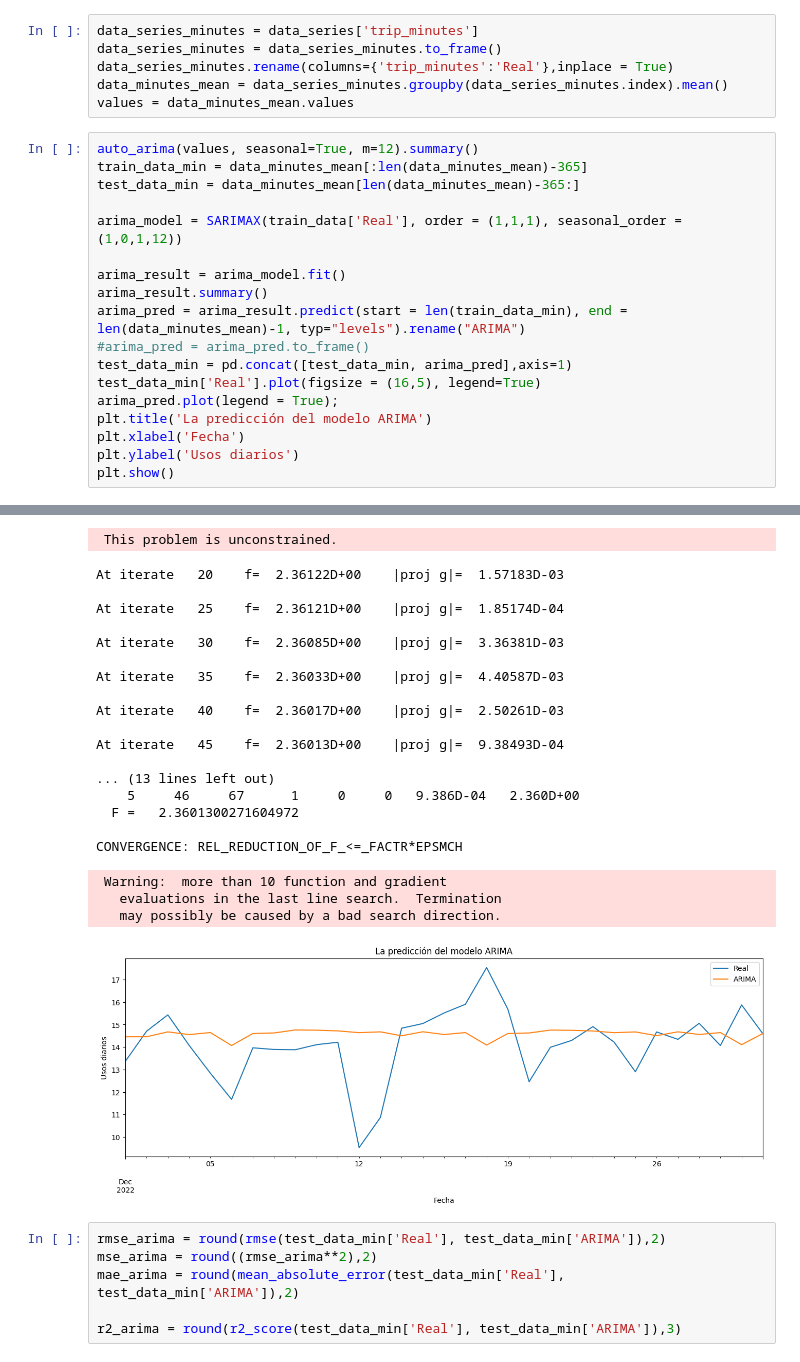
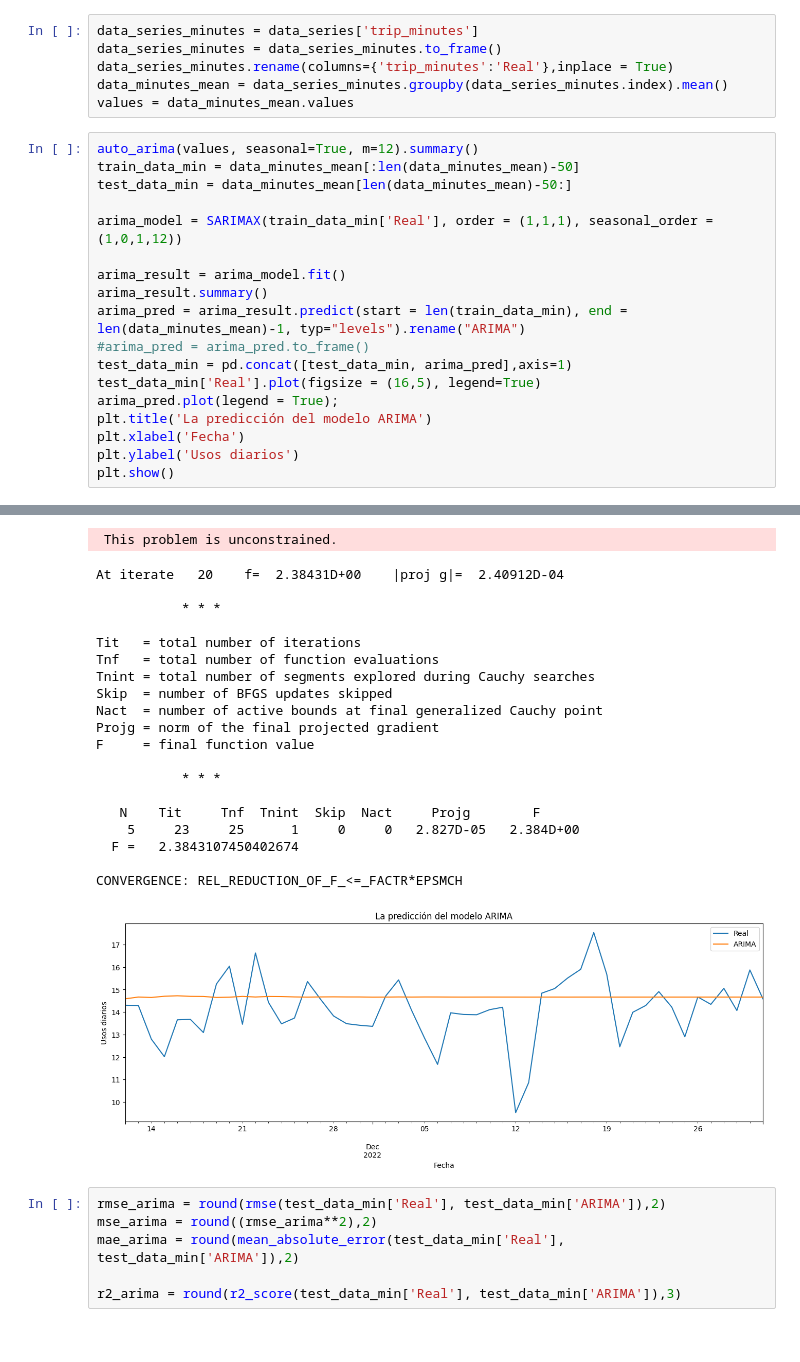
Before and after one commit to Proyect-Final-4Geeks-RJ/BiciMad_4geeks_ML, a Jupyter notebook: src/models_2.ipynb, the cells around one changed output, grey strips where cells are left out. Saved outputs shown, nothing was run; the diff lists cells and outputs as text.

Commit message:
Arima and LSTM finish codigo

```diff
--- a/src/models_2.ipynb
+++ b/src/models_2.ipynb
@@ -145,10 +115,10 @@ data_minutes_mean = data_series_minutes.groupby(data_series_minutes.index).mean(
 values = data_minutes_mean.values
 # %%
 auto_arima(values, seasonal=True, m=12).summary()
-train_data_min = data_minutes_mean[:len(data_minutes_mean)-365]
-test_data_min = data_minutes_mean[len(data_minutes_mean)-365:]
+train_data_min = data_minutes_mean[:len(data_minutes_mean)-50]
+test_data_min = data_minutes_mean[len(data_minutes_mean)-50:]
 
-arima_model = SARIMAX(train_data['Real'], order = (1,1,1), seasonal_order = (1,0,1,12))
+arima_model = SARIMAX(train_data_min['Real'], order = (1,1,1), seasonal_order = (1,0,1,12))
 
 arima_result = arima_model.fit()
 arima_result.summary()
@@ -181,25 +151,24 @@ At iterate   15    f=  2.36149D+00    |proj g|=  3.43381D-03
  This problem is unconstrained.
-At iterate   20    f=  2.36122D+00    |proj g|=  1.57183D-03
+At iterate   20    f=  2.38431D+00    |proj g|=  2.40912D-04
 
-At iterate   25    f=  2.36121D+00    |proj g|=  1.85174D-04
+           * * *
 
-At iterate   30    f=  2.36085D+00    |proj g|=  3.36381D-03
+Tit   = total number of iterations
+Tnf   = total number of function evaluations
+Tnint = total number of segments explored during Cauchy searches
+Skip  = number of BFGS updates skipped
+Nact  = number of active bounds at final generalized Cauchy point
+Projg = norm of the final projected gradient
+F     = final function value
 
-At iterate   35    f=  2.36033D+00    |proj g|=  4.40587D-03
+           * * *
 
-At iterate   40    f=  2.36017D+00    |proj g|=  2.50261D-03
-
-At iterate   45    f=  2.36013D+00    |proj g|=  9.38493D-04
-
-... (13 lines left out)
-    5     46     67      1     0     0   9.386D-04   2.360D+00
-  F =   2.3601300271604972
+   N    Tit     Tnf  Tnint  Skip  Nact     Projg        F
+    5     23     25      1     0     0   2.827D-05   2.384D+00
+  F =   2.3843107450402674
 
 CONVERGENCE: REL_REDUCTION_OF_F_<=_FACTR*EPSMCH
- Warning:  more than 10 function and gradient
-   evaluations in the last line search.  Termination
-   may possibly be caused by a bad search direction.
-[figure, old version]
+[figure, new version]
 # %%
 rmse_arima = round(rmse(test_data_min['Real'], test_data_min['ARIMA']),2)
 mse_arima = round((rmse_arima**2),2)
```
Also changed, not shown: parts of 19 cells of this notebook.
